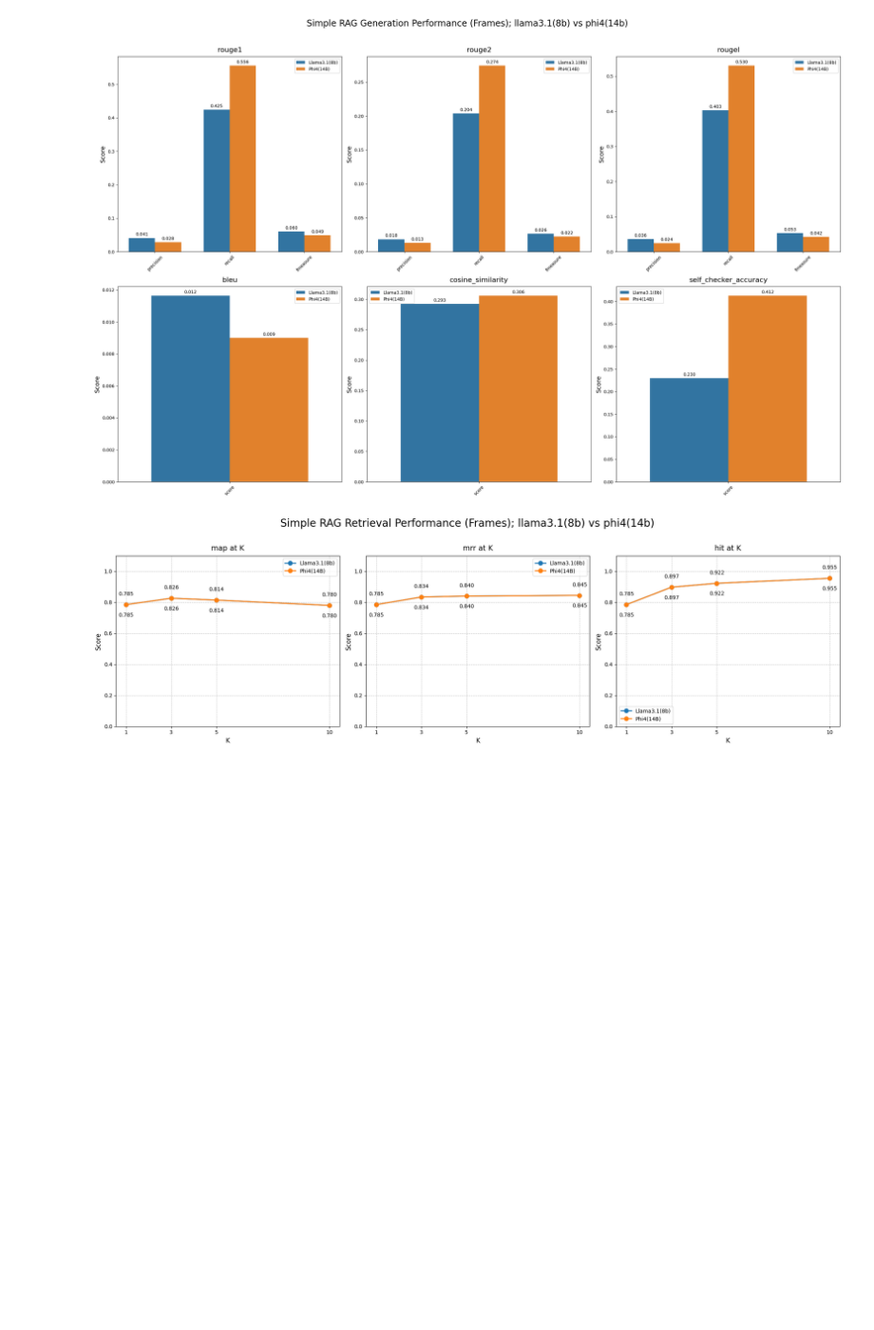
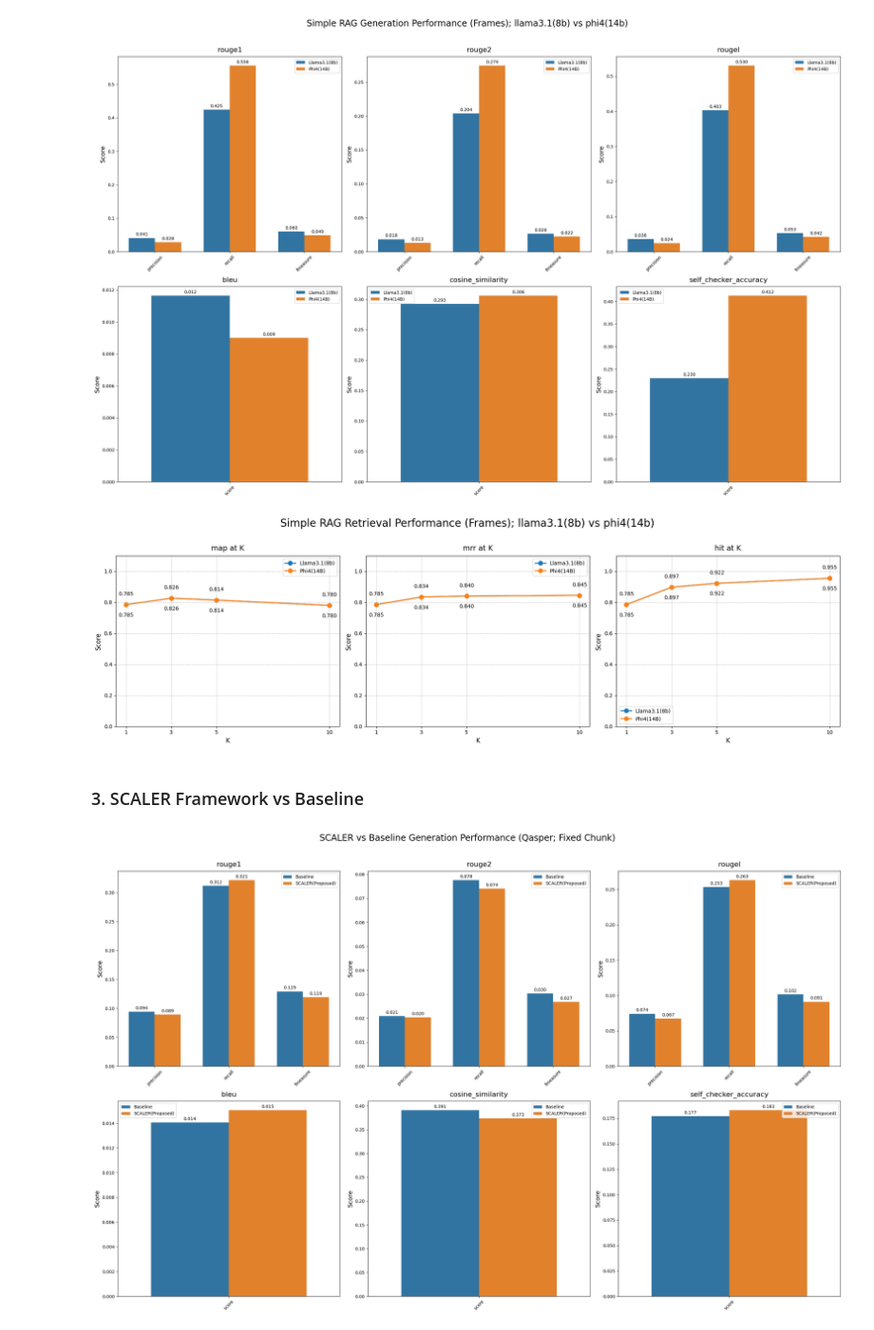
Before and after one commit to RanArino/BDC800-Capstone, a Jupyter notebook: core/evaluation/viz/viz_results.ipynb, the cells around one changed output. Shown at 95% size. Cells and saved outputs as stored; diff of their text form; code cells hidden in the pictures; blank space fills up the shorter version.

Commit message:
test: completed the experiments of initially proposed RAG framework

```diff
--- a/core/evaluation/viz/viz_results.ipynb
+++ b/core/evaluation/viz/viz_results.ipynb
@@ -90,3 +90,23 @@ visualize_retrieval_metrics(
 # %% [output]
 [figure]
 [figure]
+# %% [markdown]
+### 3. SCALER Framework vs Baseline
+# %%
+# Intra-Document (Fixed Chunk): SCALER vs Baseline
+
+file_paths = [
+    "../../../experiments/metrics/simple_rag_01_01-20250309-213056.json",
+    "../../../experiments/metrics/scaler_rag_01_01-20250314-005226.json"
+]
+
+# Generation
+visualize_generation_metrics(
+    file_paths,
+    ['Baseline', 'SCALER(Proposed)'],
+    "SCALER vs Baseline Generation Performance (Qasper; Fixed Chunk)",
+    show_errors=False
+
+)
+# %% [output]
+[figure, added]
```
Also changed, not shown: parts of 3 cells of this notebook.
